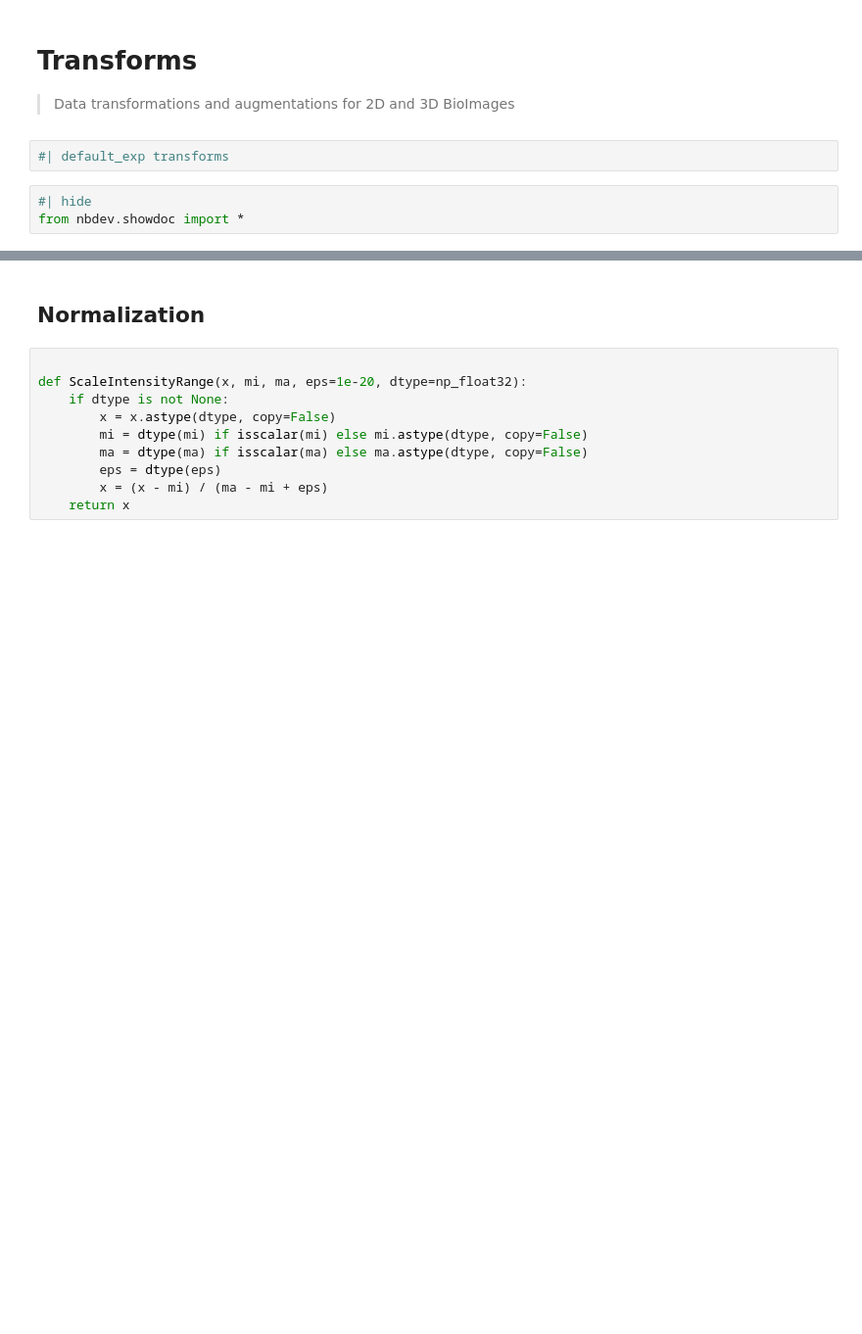
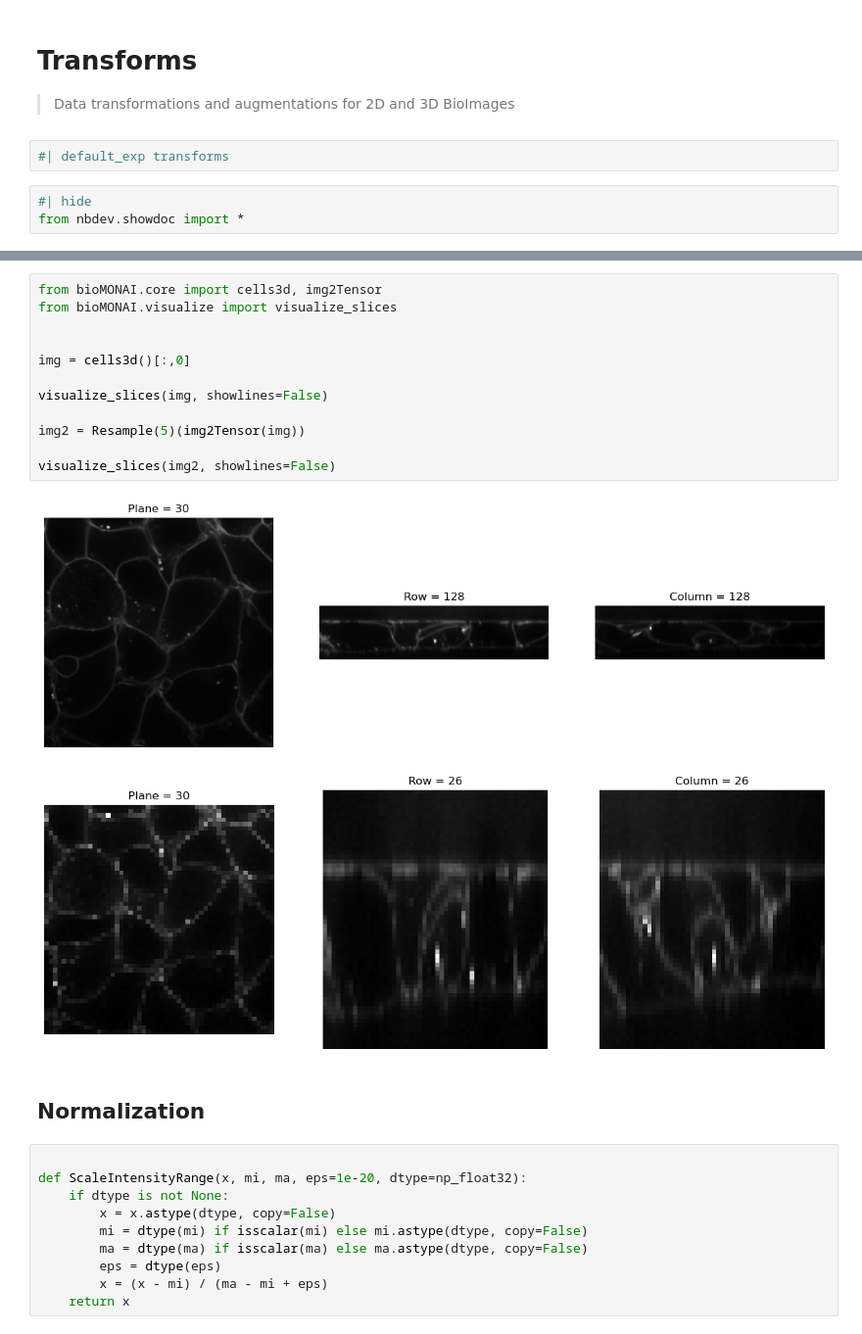
Before and after one commit to bmandracchia/bioMONAI, a Jupyter notebook: nbs/05_transforms.ipynb, the cells around one changed output, grey strips where cells are left out. Shown at 98% size. Cells and saved outputs as stored; diff of their text form; blank space fills up the shorter version.

Commit message:
added resample

```diff
--- a/nbs/05_transforms.ipynb
+++ b/nbs/05_transforms.ipynb
@@ -20,3 +59,18 @@ data = data4D[:, 1, :, :] # load the nuclei channel
+# %%
+from bioMONAI.core import cells3d, img2Tensor
+from bioMONAI.visualize import visualize_slices
+
+
+img = cells3d()[:,0]
+
+visualize_slices(img, showlines=False)
+
+img2 = Resample(5)(img2Tensor(img))
+
+visualize_slices(img2, showlines=False)
+# %% [output]
+[figure, added]
+[figure, added]
 # %% [markdown]
 ## Normalization
 # %%
```
Also changed, not shown: parts of 6 cells of this notebook, 4 other files.
